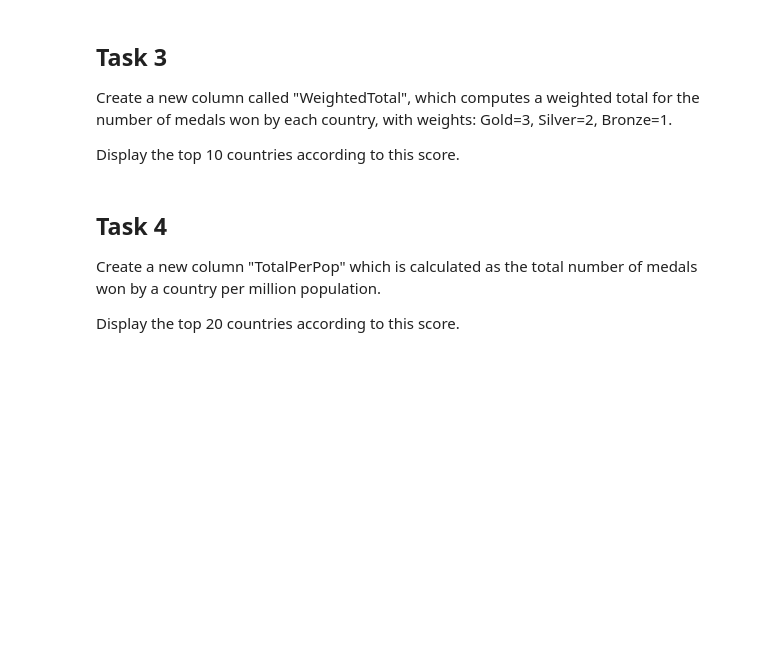
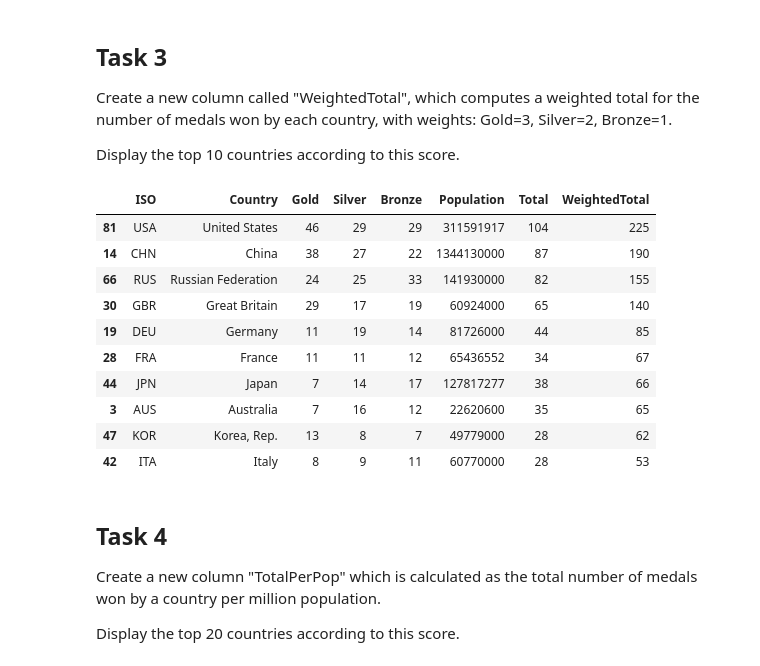
Before and after one commit to Yolo-Arts/UCD_Stage_1, a Jupyter notebook: COMP10320/Labs/Lab 6/Lab 05 Tasks.ipynb, the cells around one changed output. Cells and saved outputs as stored; diff of their text form; code cells hidden in the pictures; blank space fills up the shorter version.

```diff
--- a/COMP10320/Labs/Lab 6/Lab 05 Tasks.ipynb
+++ b/COMP10320/Labs/Lab 6/Lab 05 Tasks.ipynb
@@ -32,6 +121,21 @@ Display the subset of countries which:
 Create a new column called "WeightedTotal", which computes a weighted total for the number of medals won by each country, with weights: Gold=3, Silver=2, Bronze=1.
 
 Display the top 10 countries according to this score.
+# %%
+df["WeightedTotal"] = (df["Gold"] * 3)+ (df["Silver"] * 2) + df["Bronze"]
+df.sort_values("WeightedTotal", ascending=False).head(10)
+# %% [output]
+|  | ISO | Country | Gold | Silver | Bronze | Population | Total | WeightedTotal |
+| 81 | USA | United States | 46 | 29 | 29 | 311591917 | 104 | 225 |
+| 14 | CHN | China | 38 | 27 | 22 | 1344130000 | 87 | 190 |
+| 66 | RUS | Russian Federation | 24 | 25 | 33 | 141930000 | 82 | 155 |
+| 30 | GBR | Great Britain | 29 | 17 | 19 | 60924000 | 65 | 140 |
+| 19 | DEU | Germany | 11 | 19 | 14 | 81726000 | 44 | 85 |
+| 28 | FRA | France | 11 | 11 | 12 | 65436552 | 34 | 67 |
+| 44 | JPN | Japan | 7 | 14 | 17 | 127817277 | 38 | 66 |
+| 3 | AUS | Australia | 7 | 16 | 12 | 22620600 | 35 | 65 |
+| 47 | KOR | Korea, Rep. | 13 | 8 | 7 | 49779000 | 28 | 62 |
+| 42 | ITA | Italy | 8 | 9 | 11 | 60770000 | 28 | 53 |
 # %% [markdown]
 ## Task 4
 
```
Also changed, not shown: parts of 8 cells of this notebook, 4 other files.
